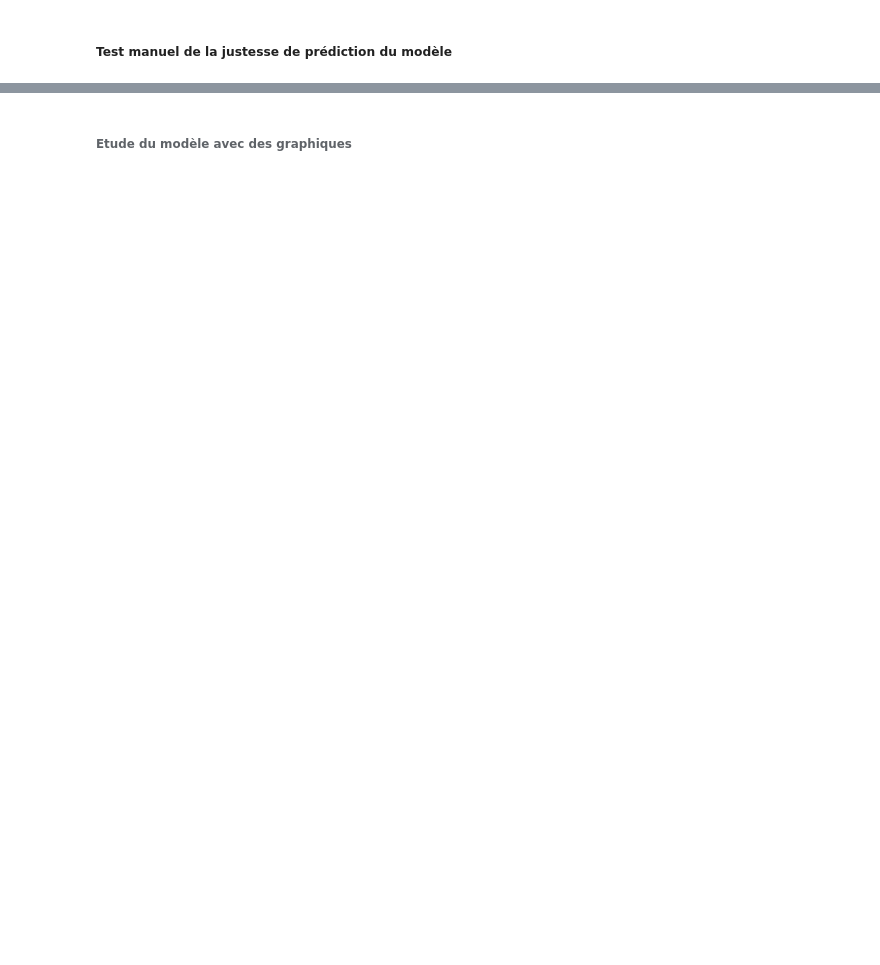
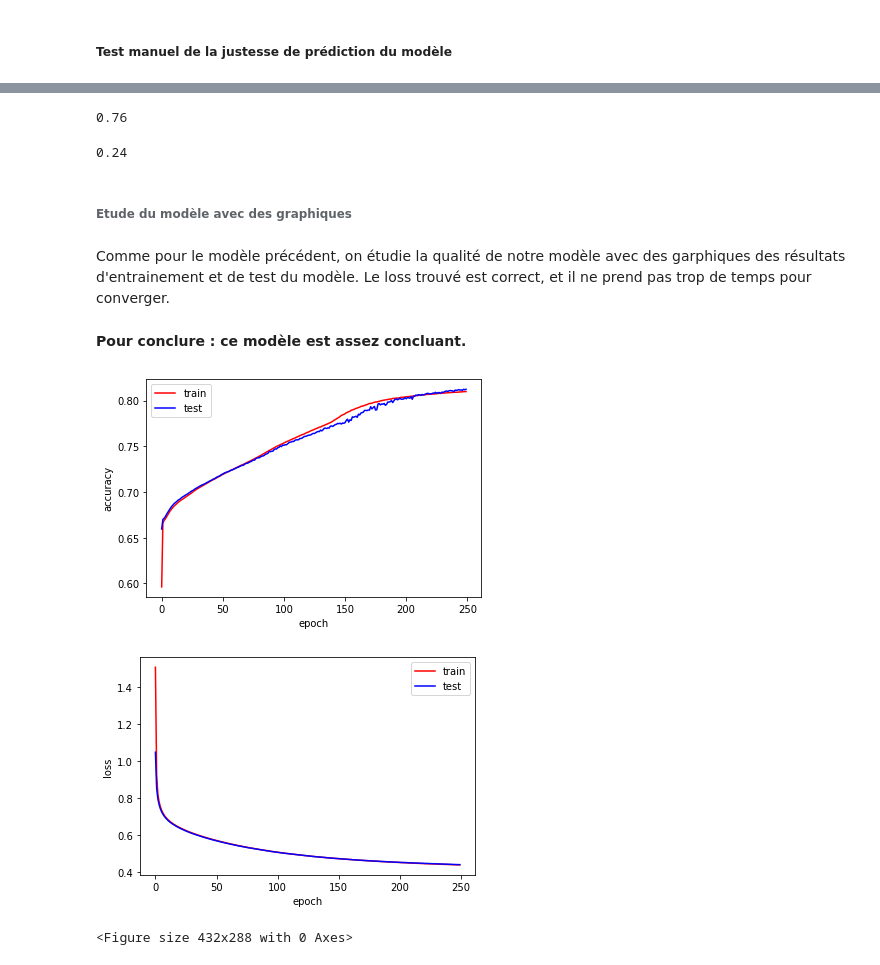
Before and after one commit to LordOfRaptor/Study-USA-Covid-19-Data, a Jupyter notebook: src/script_data_mining.ipynb, the cells around one changed output, grey strips where cells are left out. Drawn from its saved outputs; the diff is of its cells as text; code cells hidden in the pictures; blank space fills up the shorter version.

```diff
--- a/src/script_data_mining.ipynb
+++ b/src/script_data_mining.ipynb
@@ -1172,4 +1395,3 @@ deathsModelEVTestDataFrame2
 # %%
-deathsModelRVTestDataFrame2 = pandas.DataFrame(scalerResultVariable2.fit_transform(deathsModelRVTestDataFrame2),
-                                                columns = deathsModelEVTrainDataFrame.columns)
+deathsModelRVTestDataFrame2 = pandas.DataFrame(encoderResultVariable.fit_transform(deathsModelRVTestDataFrame2.values.reshape(-1,1)).toarray())
 deathsModelRVTestDataFrame2
@@ -1180,9 +1416,7 @@ Comme pour le modèle précédent, on déclare une fonction de création du mod
 # %%
 def createDeathsModel21():
     input_layer = keras.layers.Input(shape=(4,)) # Entrée.
-    h = keras.layers.Dense(32, activation="relu")(input_layer) # Entrainement.
-    h = keras.layers.Dense(16, activation="relu")(h)
-    h = keras.layers.Dense(4, activation="relu")(h)
+    h = keras.layers.Dense(128, activation="relu")(input_layer) # Entrainement.
     h = keras.layers.Dense(10, activation='softmax')(h) # Sortie.
     model = keras.models.Model(inputs=input_layer, outputs=h)
     return model
@@ -1193,3 +1427,8 @@ On crée le modèle et on l'entraine avec ces paramètres : 0,01% d'apprentissag
 # %%
 deathsModel21 = createDeathsModel21()
-deathsModel21.compile(optimizer=keras.optimizers.SGD(learning_rate=1e-4), loss='categorical_crossentropy', metrics=['accuracy'])
+deathsModel21.compile(optimizer=keras.optimizers.SGD(learning_rate=1e-3), loss='categorical_crossentropy', metrics=['accuracy'])
+# %%
+deathsModelHistory21 = deathsModel21.fit(deathsModelEVTrainDataFrame2, deathsModelRVTrainDataFrame2,
+                                       batch_size = 252,
+                                       epochs = 250,
+                                       validation_data = (deathsModelEVTestDataFrame2, deathsModelRVTestDataFrame2))
@@ -1198,2 +1482,40 @@ deathsModel21.compile(optimizer=keras.optimizers.SGD(learning_rate=1e-4), loss='
+# %%
+(len(comparisonResultAndPredictionDataFrame21[comparisonResultAndPredictionDataFrame21['class_deaths'] ==
+                                           comparisonResultAndPredictionDataFrame21['predicted_class_deaths']]) /
+len(comparisonResultAndPredictionDataFrame21))
+# %% [output]
+0.76
+# %%
+(len(comparisonResultAndPredictionDataFrame21[comparisonResultAndPredictionDataFrame21['class_deaths'] !=
+                                           comparisonResultAndPredictionDataFrame21['predicted_class_deaths']]) /
+len(comparisonResultAndPredictionDataFrame21))
+# %% [output]
+0.24
 # %% [markdown]
 ###### Etude du modèle avec des graphiques
+# %% [markdown]
+Comme pour le modèle précédent, on étudie la qualité de notre modèle avec des garphiques des résultats d'entrainement et de test du modèle. Le loss trouvé est correct, et il ne prend pas trop de temps pour converger.
+# %% [markdown]
+<b>Pour conclure : ce modèle est assez concluant.</b>
+# %%
+epochsRange21 = range(250)
+
+matplotlib.pyplot.plot(epochsRange21, deathsModelHistory21.history["accuracy"], 'r', label = 'train', linewidth = 1.5)
+matplotlib.pyplot.plot(epochsRange21, deathsModelHistory21.history["val_accuracy"], 'b', label = 'test', linewidth = 1.5)
+matplotlib.pyplot.ylabel('accuracy')
+matplotlib.pyplot.xlabel('epoch')
+matplotlib.pyplot.legend()
+matplotlib.pyplot.show()
+matplotlib.pyplot.clf()
+
+matplotlib.pyplot.plot(epochsRange21, deathsModelHistory21.history["loss"], 'r', label = 'train', linewidth = 1.5)
+matplotlib.pyplot.plot(epochsRange21, deathsModelHistory21.history["val_loss"], 'b', label = 'test', linewidth = 1.5)
+matplotlib.pyplot.ylabel('loss')
+matplotlib.pyplot.xlabel('epoch')
+matplotlib.pyplot.legend()
+matplotlib.pyplot.show()
+matplotlib.pyplot.clf()
+# %% [output]
+[figure, added]
+[figure, added]
+<Figure size 432x288 with 0 Axes>
```
Also changed, not shown: parts of 37 cells of this notebook, 2 other files.
